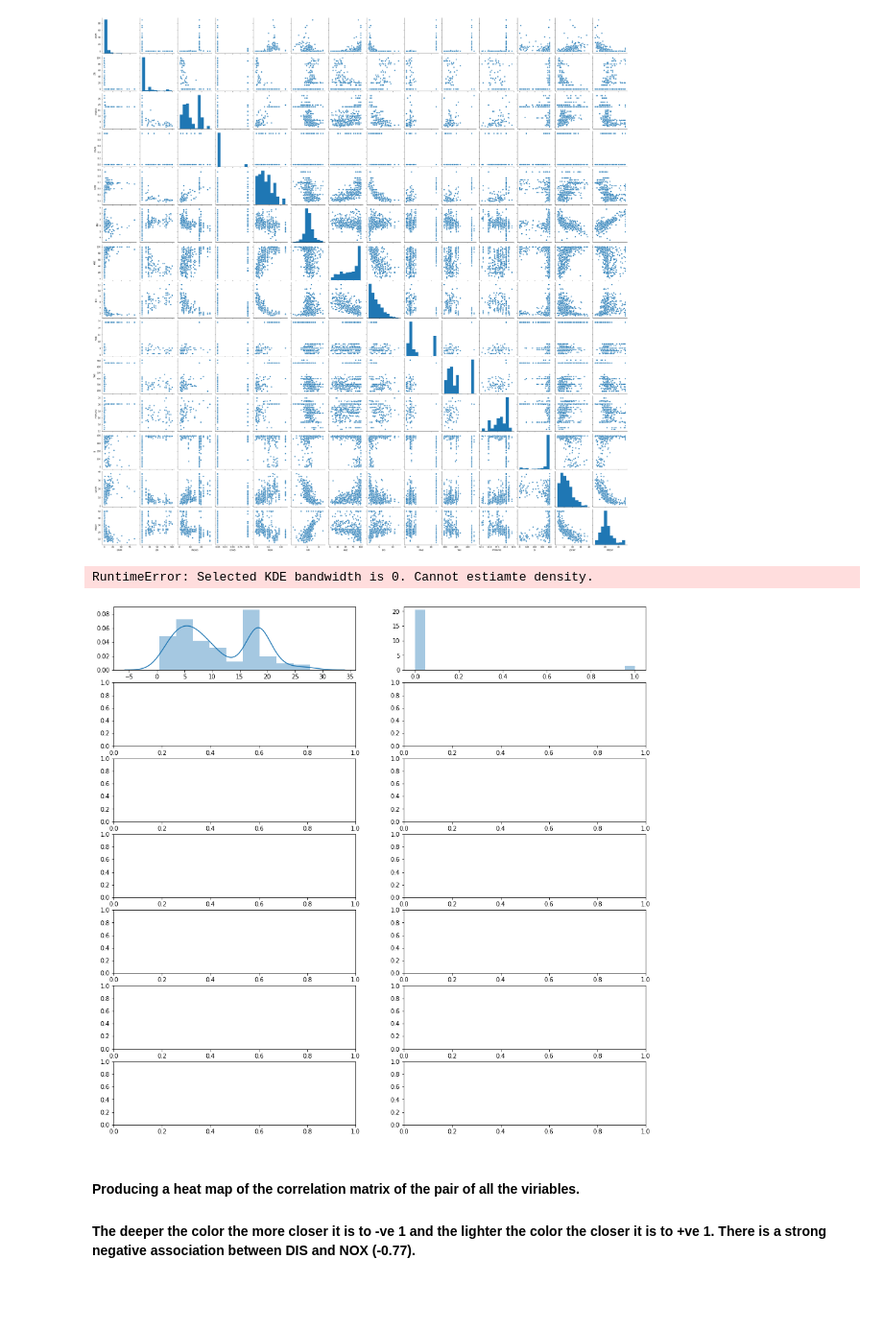
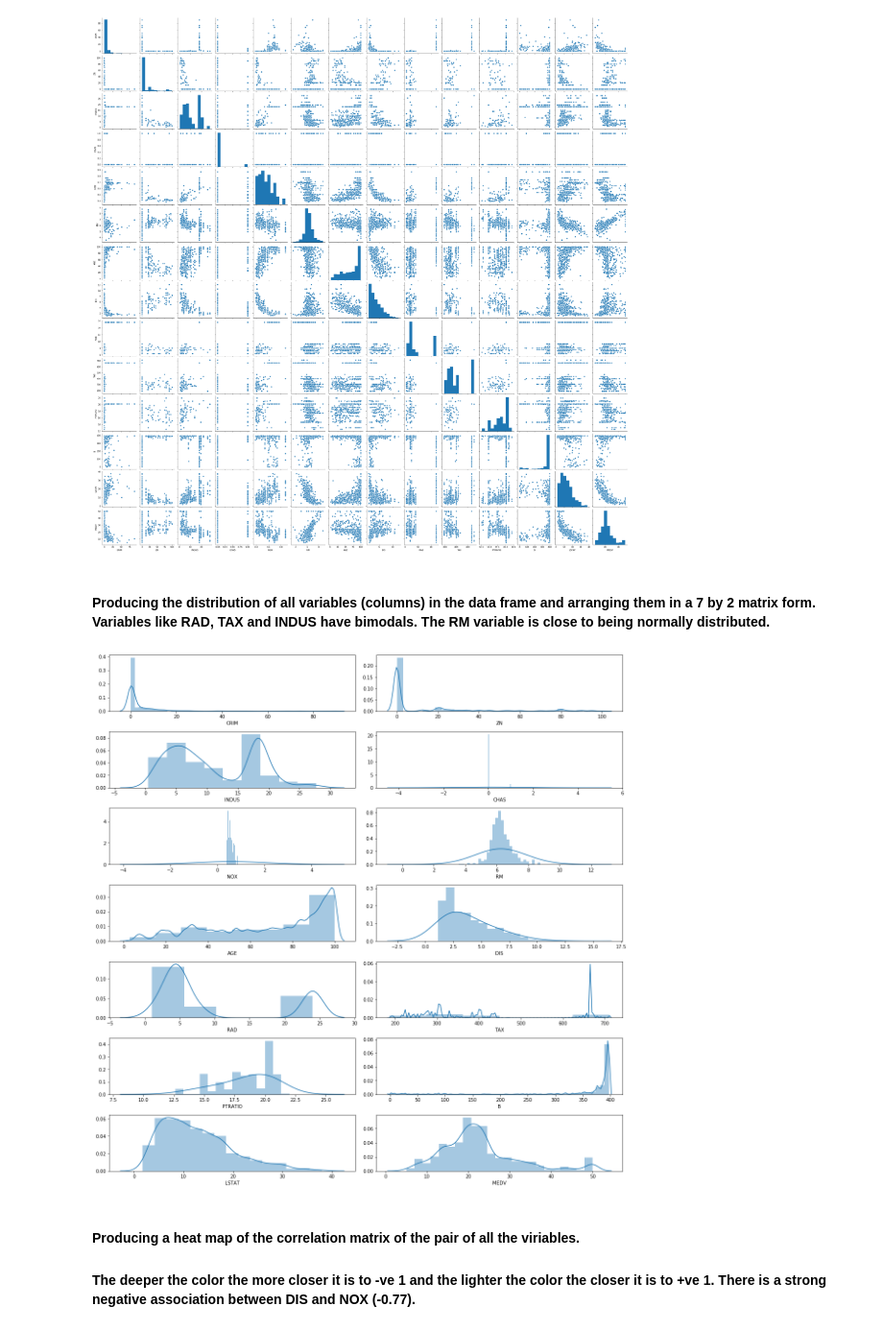
Before and after one commit to Kingsebu/Real-Pricing, a Jupyter notebook: Real Pricing.ipynb, the cells around one changed output. Shown at 96% size. Saved outputs shown, nothing was run; the diff lists cells and outputs as text; code cells hidden in the pictures; blank space fills up the shorter version.

```diff
--- a/Real Pricing.ipynb
+++ b/Real Pricing.ipynb
@@ -145,21 +142,22 @@ sns.pairplot(df)
+# %% [markdown]
+#### Producing the distribution of all variables (columns) in the data frame and arranging them in a 7 by 2 matrix form. Variables like RAD, TAX and INDUS have bimodals. The RM variable is close to being normally distributed.
 # %%
 rows = 7
 cols = 2
 
 fig, ax = plt.subplots(nrows= rows, ncols= cols, figsize = (16,16))
 
 col = df.columns
 index = 0
 
 for i in range(rows):
     for j in range(cols):
-        sns.distplot(df[col[index]], ax = ax[i][j])
+        sns.distplot(df[col[index]], ax = ax[i][j], kde_kws={'bw': 1.5})
         index = index + 1
 
 plt.tight_layout()
 # %% [output]
-RuntimeError: Selected KDE bandwidth is 0. Cannot estiamte density.
-[figure, old version]
+[figure, new version]
 # %% [markdown]
 #### Producing a heat map of the correlation matrix of the pair of all the viriables.
 #### The deeper the color the more closer it is to -ve 1 and the lighter the color the closer it is to +ve 1. There is a strong negative association between DIS and NOX (-0.77).
```
Also changed, not shown: parts of 7 cells of this notebook.
